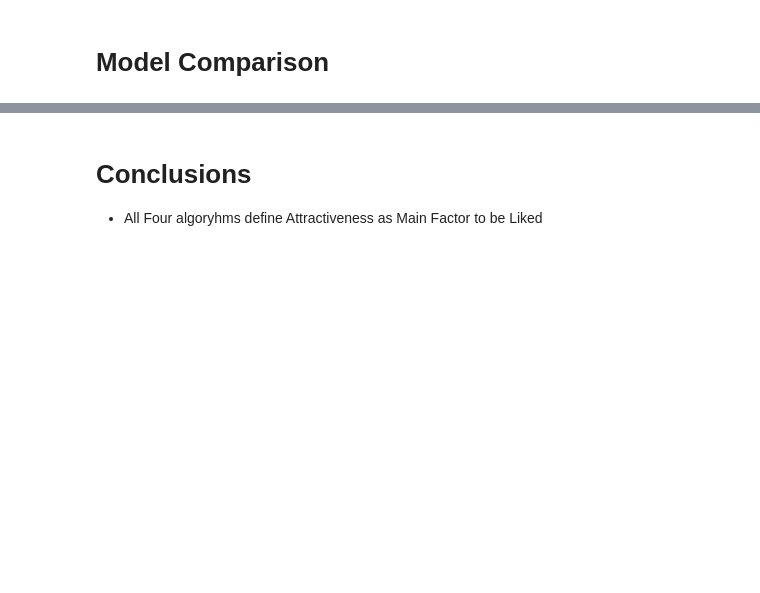
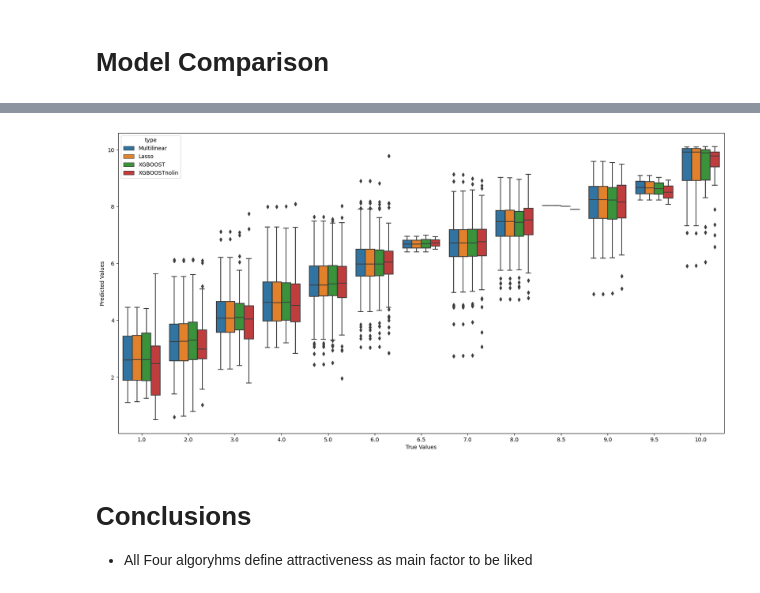
Before and after one commit to SvenWeiss-HDM/Projektgruppe_A, a Jupyter notebook: notebooks/draft-analysis_r.ipynb, the cells around one changed output, grey strips where cells are left out. Drawn from its saved outputs; the diff is of its cells as text; code cells hidden in the pictures; blank space fills up the shorter version.

```diff
--- a/notebooks/draft-analysis_r.ipynb
+++ b/notebooks/draft-analysis_r.ipynb
@@ -740,8 +980,11 @@ dfscatter_XGboost=pd.DataFrame({'True Values':y_test,"Predicted Values":predicti
 dfscatter_XGboostnolin=pd.DataFrame({'True Values':y_test,"Predicted Values":predictionsnolin,"type":"XGBOOSTnolin"})
 dfscatter=pd.concat([dfscatter_Multilin,dfscatter_Lasso,dfscatter_XGboost,dfscatter_XGboostnolin])
 # %%
-sns.boxplot(dfscatter,hue="type",x="True Values",y="Predicted Values")
+d=sns.boxplot(dfscatter,hue="type",x="True Values",y="Predicted Values")
+d.figure.set_size_inches(20,10)
+# %% [output]
+[figure, added]
 # %% [markdown]
 # Conclusions
 
-- All Four algoryhms define Attractiveness as Main Factor to be Liked
+- All Four algoryhms define attractiveness as main factor to be liked
```
Also changed, not shown: parts of 50 cells of this notebook, 1 other file.
